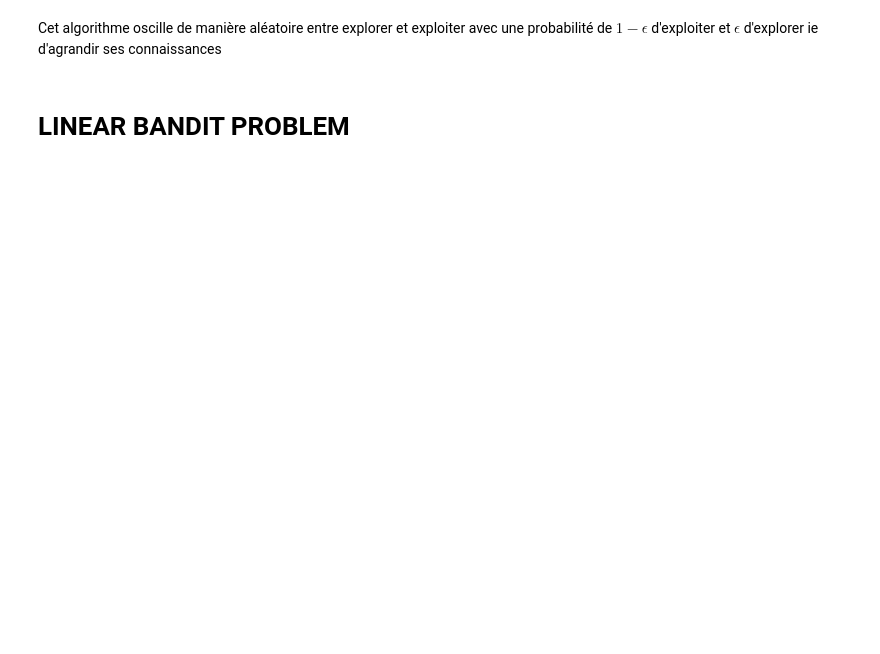
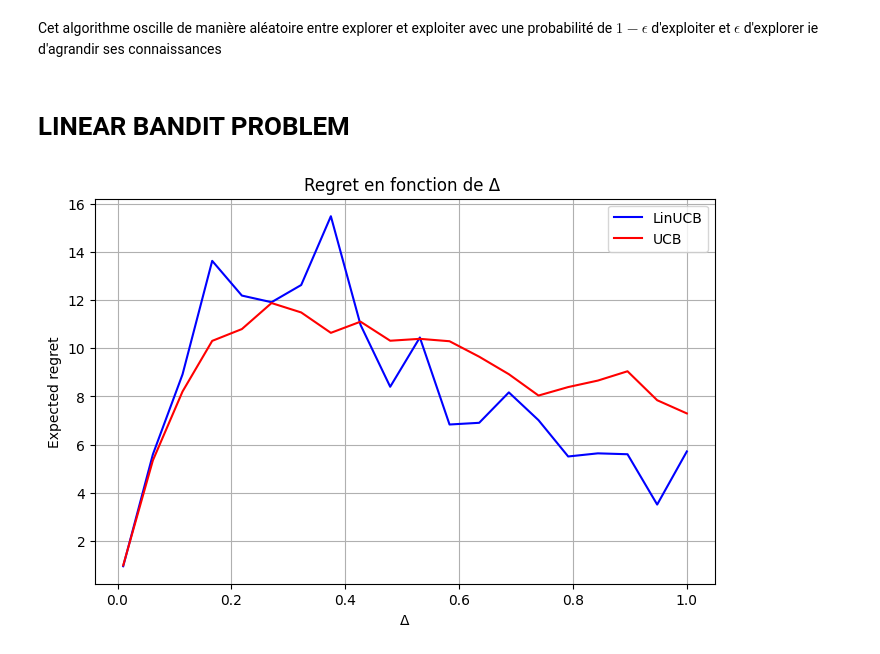
Before and after one commit to Dkdunand/Reinforcement-learning-Multi-armed-Bandits, a Jupyter notebook: Impletations.ipynb, the cells around one changed output. Saved outputs shown, nothing was run; the diff lists cells and outputs as text; code cells hidden in the pictures; blank space fills up the shorter version.

```diff
--- a/Impletations.ipynb
+++ b/Impletations.ipynb
@@ -522,0 +575,87 @@ Cet algorithme oscille de manière aléatoire entre explorer et exploiter avec u
+# %%
+import numpy as np
+import matplotlib.pyplot as plt
+
+def simulate_ucb(n_rounds, delta):
+    regrets = []
+    for i in range(1, n_rounds+1):
+        # Deux bras avec moyennes mu1 (opt) et mu2 = mu1 - delta
+        mu1 = 0.5
+        mu2 = mu1 - delta
+        counts = [0, 0]
+        sums = [0.0, 0.0]
+        regrets_sim = 0
+
+        for t in range(1, n_rounds + 1):
+            ucbs = []
+            for i in range(2):
+                if counts[i] == 0:
+                    ucbs.append(float('inf'))
+                else:
+                    avg = sums[i] / counts[i]
+                    bonus = np.sqrt(2 * np.log(t) / counts[i])
+                    ucbs.append(avg + bonus)
+
+            arm = np.argmax(ucbs)
+            reward = np.random.normal(mu1 if arm == 0 else mu2, 1.0)
+            counts[arm] += 1
+            sums[arm] += reward
+
+            regret = (mu1 - (mu1 if arm == 0 else mu2))
+            regrets_sim += regret
+
+        regrets.append(regrets_sim)
+    return np.mean(regrets)
+
+def simulate_linucb(n_rounds, delta):
+    regrets = []
+    for _ in range(1, n_rounds+1):
+        d = 2
+        arms = [np.array([1.0, 0.0]), np.array([0.0, 1.0])]
+        theta_star = np.array([[0.5], [0.5 - delta]])  # delta dans la 2ème dim
+        V = {0: np.identity(d), 1: np.identity(d)}
+        b = {0: np.zeros((d, 1)), 1: np.zeros((d, 1))}
+        beta = 1.0
+        regret = 0
+
+        for t in range(1, n_rounds + 1):
+            scores = []
+            for i in range(2):
+                V_inv = np.linalg.inv(V[i])
+                theta_hat = V_inv @ b[i]
+                x = arms[i].reshape(-1, 1)
+                p = float(theta_hat.T @ x) + beta * np.sqrt(float(x.T @ V_inv @ x))
+                scores.append(p)
+
+            chosen = np.argmax(scores)
+            x = arms[chosen].reshape(-1, 1)
+            reward = float(theta_star.T @ x) + np.random.normal(0, 1)
+
+            V[chosen] += x @ x.T
+            b[chosen] += reward * x
+
+            # Regret
+            opt_reward = float(np.max([theta_star.T @ a.reshape(-1, 1) for a in arms]))
+            regret += opt_reward - float(theta_star.T @ x)
+        regrets.append(regret)
+    return np.mean(regrets)
+
+# ======== Paramètres =========
+deltas = np.linspace(0.01, 1.0, 20)
+n_rounds = 200
+
+regrets_ucb = [simulate_ucb(n_rounds, delta) for delta in deltas]
+regrets_linucb = [simulate_linucb(n_rounds, delta) for delta in deltas]
+
+# ======== Tracé =========
+plt.figure(figsize=(8, 5))
+plt.plot(deltas, regrets_linucb, color = 'blue', label="LinUCB")
+plt.plot(deltas, regrets_ucb, color = 'red', label="UCB")
+plt.xlabel("Δ")
+plt.ylabel("Expected regret")
+plt.title("Regret en fonction de Δ ")
+plt.legend()
+plt.grid(True)
+plt.show()
+# %% [output]
+[figure, added]
```
Also changed, not shown: parts of 11 cells of this notebook.
